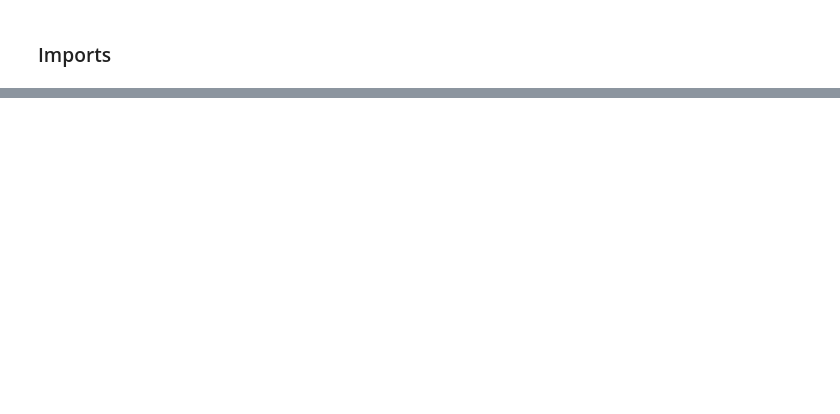
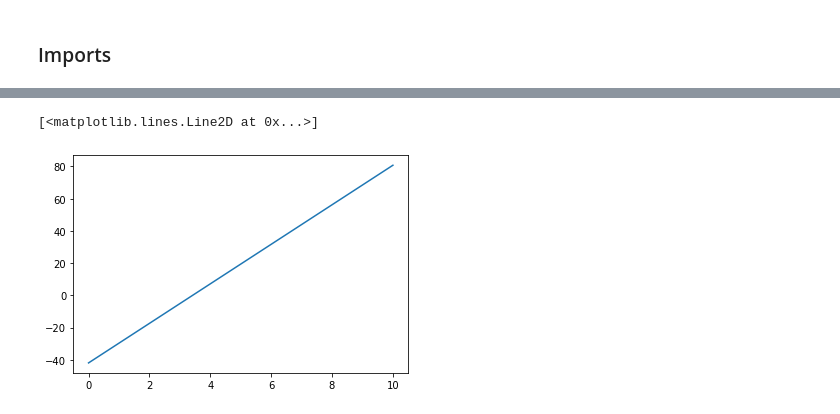
Before and after one commit to vecheto/Classifying-Asteroids, a Jupyter notebook: data_cleaning.ipynb, the cells around one changed output, grey strips where cells are left out. Cells and saved outputs as stored; diff of their text form; code cells hidden in the pictures; blank space fills up the shorter version.

```diff
--- a/data_cleaning.ipynb
+++ b/data_cleaning.ipynb
@@ -32,0 +210,5 @@ client = Alerce()
+# %%
+np.histogram(ast.ecl_lat, bins)[0]
+# %% [output]
+[<matplotlib.lines.Line2D at 0x...>]
+[figure, added]
```
Also changed, not shown: parts of 16 cells of this notebook, 1 other file.
